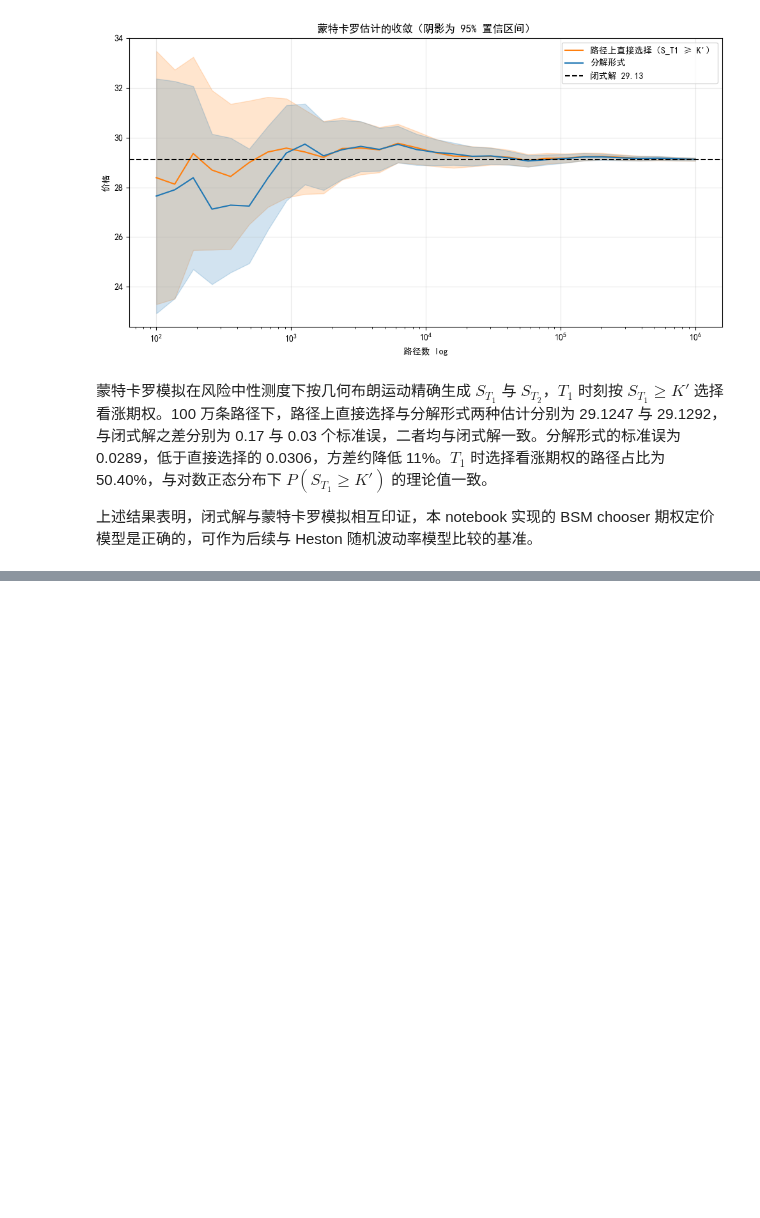
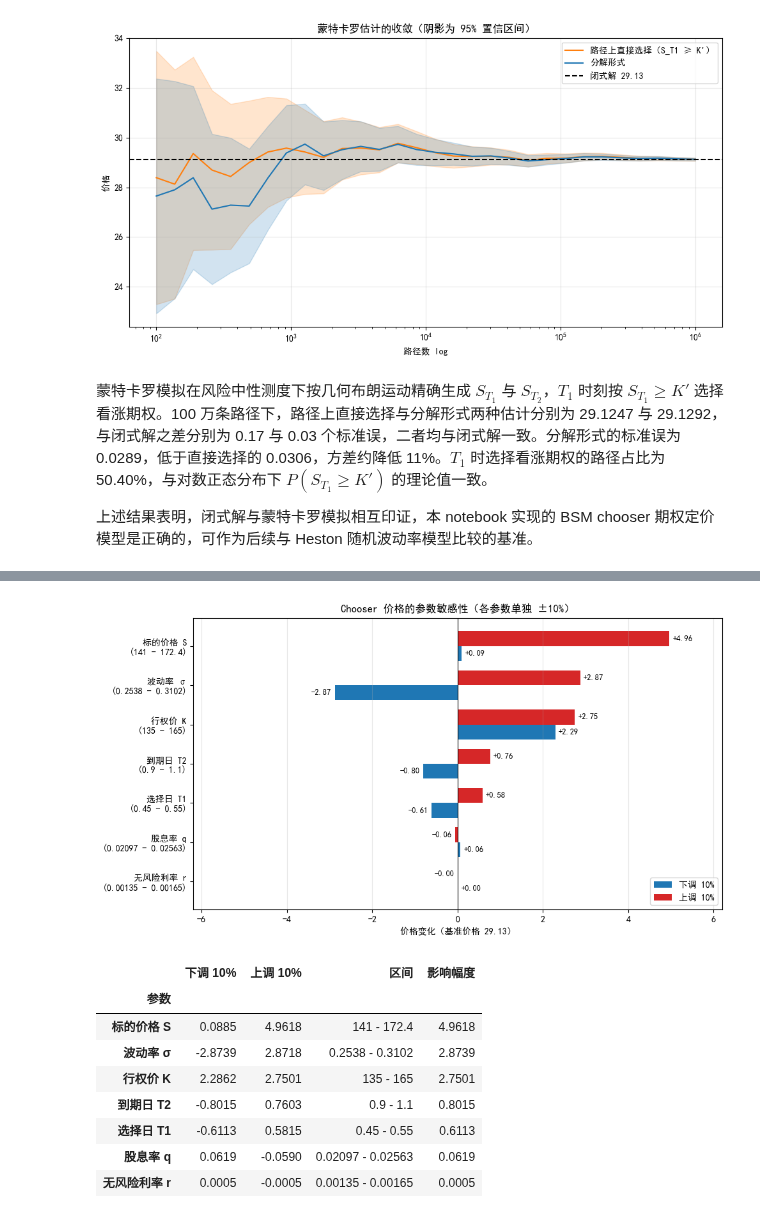
Before and after one commit to yankail520-crypto/ChooserOptionTool, a Jupyter notebook: co_bsm/BsmReport.ipynb, the cells around one changed output, grey strips where cells are left out. Drawn from its saved outputs; the diff is of its cells as text; code cells hidden in the pictures; blank space fills up the shorter version.

```diff
--- a/co_bsm/BsmReport.ipynb
+++ b/co_bsm/BsmReport.ipynb
@@ -340,0 +604,50 @@ plt.show()
+# %%
+# 龙卷风图：各参数分别上下调整 10%，其余参数不变
+bump = 0.10
+labels = {"S": "标的价格 S", "K": "行权价 K", "sigma": "波动率 σ", "r": "无风险利率 r",
+          "q": "股息率 q", "T1": "选择日 T1", "T2": "到期日 T2"}
+
+base = chooser_price(ChooserParams(**p0))
+rows = []
+for name, label in labels.items():
+    lo = chooser_price(ChooserParams(**{**p0, name: p0[name] * (1 - bump)}))
+    hi = chooser_price(ChooserParams(**{**p0, name: p0[name] * (1 + bump)}))
+    rows.append({"参数": label, "下调 10%": lo - base, "上调 10%": hi - base,
+                 "区间": f"{p0[name] * (1 - bump):.4g} - {p0[name] * (1 + bump):.4g}"})
+
+tornado = pd.DataFrame(rows).set_index("参数")
+# S、K 附近价格呈 U 形，上下调整可能同向，所以用两侧变化的最大绝对值排序
+tornado["影响幅度"] = tornado[["下调 10%", "上调 10%"]].abs().max(axis=1)
+tornado = tornado.sort_values("影响幅度")
+
+fig, ax = plt.subplots(figsize=(10, 5.5))
+y = np.arange(len(tornado))
+h = 0.38
+for col, dy, color in [("下调 10%", -h / 2, "C0"), ("上调 10%", h / 2, "C3")]:
+    ax.barh(y + dy, tornado[col], height=h, color=color, label=col)
+    for yi, v in zip(y + dy, tornado[col]):
+        ax.annotate(f"{v:+.2f}", (v, yi), xytext=(4 if v >= 0 else -4, 0), textcoords="offset points",
+                    va="center", ha="left" if v >= 0 else "right", fontsize=9)
+ax.set_yticks(y, [f"{i}\n({r})" for i, r in zip(tornado.index, tornado["区间"])])
+ax.axvline(0, color="k", lw=0.8)
+ax.set_xlabel(f"价格变化（基准价格 {base:.2f}）")
+ax.set_title("Chooser 价格的参数敏感性（各参数单独 ±10%）")
+ax.legend(loc="lower right")
+ax.grid(axis="x", alpha=0.3)
+lim = tornado[["下调 10%", "上调 10%"]].abs().max().max() * 1.25
+ax.set_xlim(-lim, lim)
+plt.tight_layout()
+plt.show()
+
+tornado.iloc[::-1]
+# %% [output]
+[figure, added]
+|  | 下调 10% | 上调 10% | 区间 | 影响幅度 |
+| 参数 |  |  |  |  |
+| 标的价格 S | 0.0885 | 4.9618 | 141 - 172.4 | 4.9618 |
+| 波动率 σ | -2.8739 | 2.8718 | 0.2538 - 0.3102 | 2.8739 |
+| 行权价 K | 2.2862 | 2.7501 | 135 - 165 | 2.7501 |
+| 到期日 T2 | -0.8015 | 0.7603 | 0.9 - 1.1 | 0.8015 |
+| 选择日 T1 | -0.6113 | 0.5815 | 0.45 - 0.55 | 0.6113 |
+| 股息率 q | 0.0619 | -0.0590 | 0.02097 - 0.02563 | 0.0619 |
+| 无风险利率 r | 0.0005 | -0.0005 | 0.00135 - 0.00165 | 0.0005 |
```
Also changed, not shown: parts of 9 cells of this notebook.
